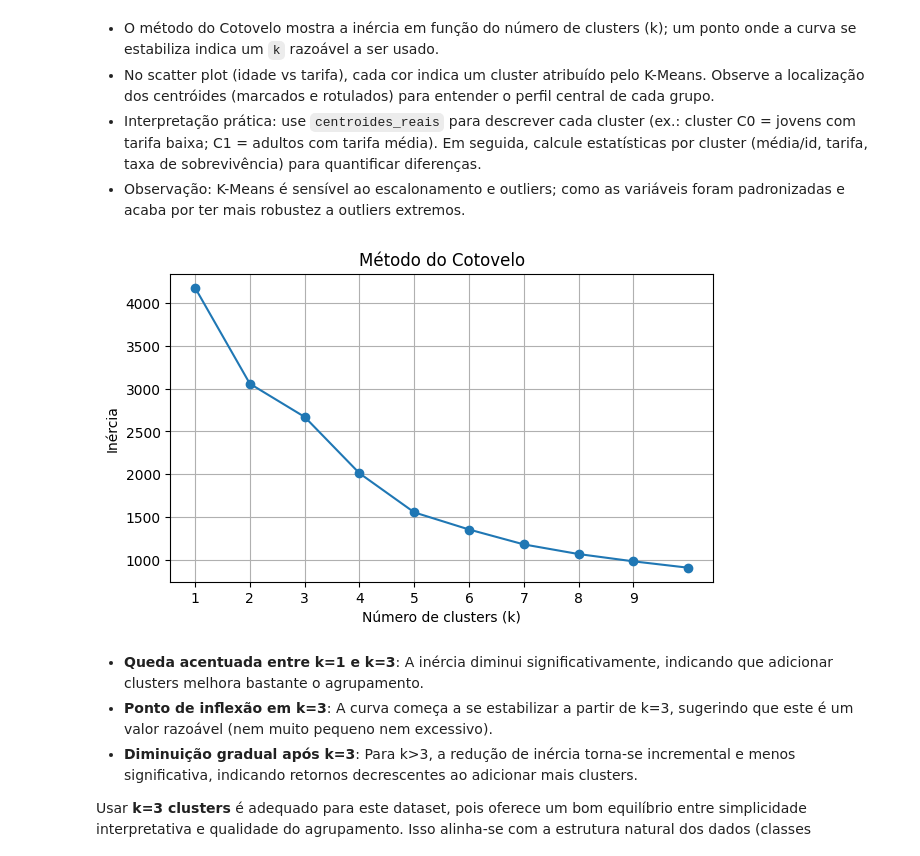
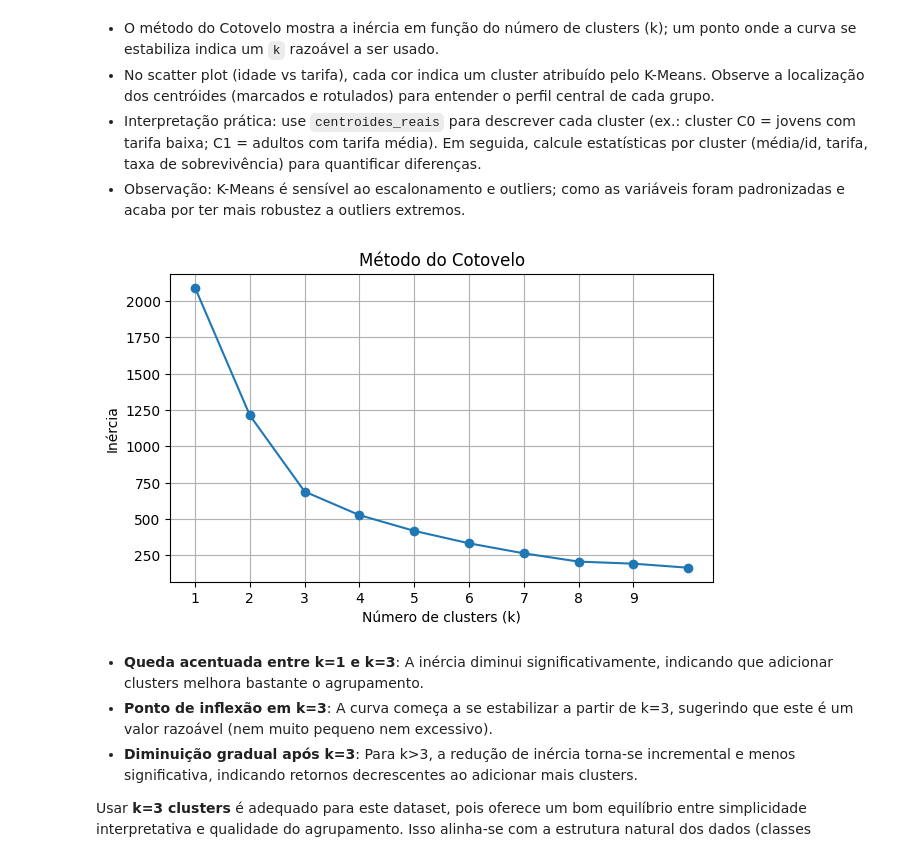
Before and after one commit to Fabiano01EST/Python-Aplication-Data-Base-Titanic, a Jupyter notebook: aplicação_pyhton.ipynb, the cells around one changed output. Saved outputs shown, nothing was run; the diff lists cells and outputs as text; code cells hidden in the pictures.

```diff
--- a/aplicação_pyhton.ipynb
+++ b/aplicação_pyhton.ipynb
@@ -399,27 +404,27 @@ Observações: para garantir reprodutibilidade e clareza, usamos `return_scaler=
 # %%
 import pandas as pd
 from sklearn.cluster import KMeans
 import matplotlib.pyplot as plt
 
 # ===== 3. Método do Cotovelo =====
 inertias = []
 K = range(1, 11)
 
 for k in K:
     km = KMeans(n_clusters=k, random_state=42)
-    km.fit(X_scaled_df)
+    km.fit(X_final)
     inertias.append(km.inertia_)
 
 plt.figure(figsize=(7,4))
 plt.plot(K, inertias, marker="o")
 plt.title("Método do Cotovelo")
 plt.xlabel("Número de clusters (k)")
 plt.xticks(range(1,10,1))
 plt.ylabel("Inércia")
 plt.grid(True)
 plt.show()
 # %% [output]
-[figure, old version]
+[figure, new version]
 # %% [markdown]
 - **Queda acentuada entre k=1 e k=3**: A inércia diminui significativamente, indicando que adicionar clusters melhora bastante o agrupamento.
 - **Ponto de inflexão em k=3**: A curva começa a se estabilizar a partir de k=3, sugerindo que este é um valor razoável (nem muito pequeno nem excessivo).
```
Also changed, not shown: parts of 11 cells of this notebook.
